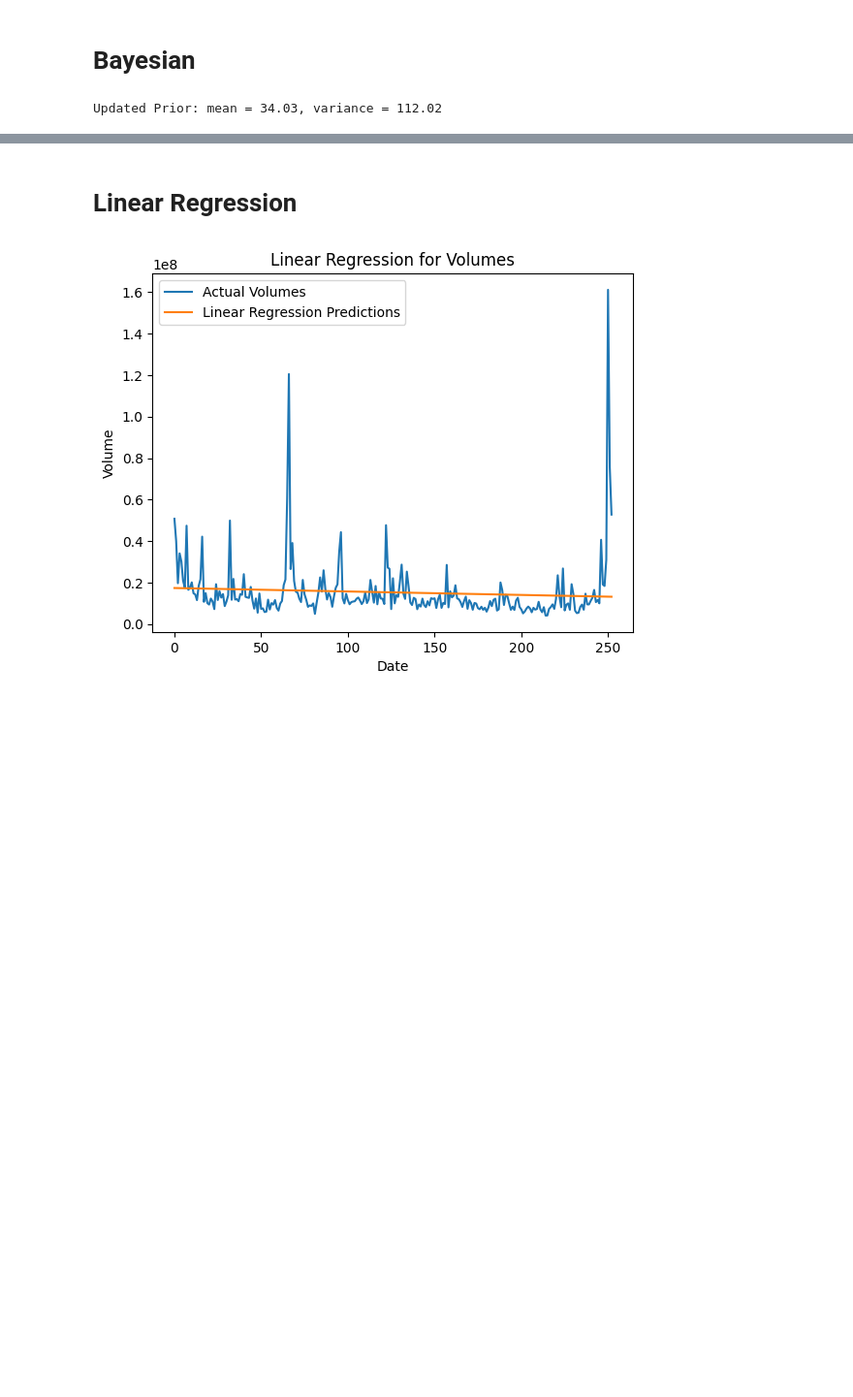
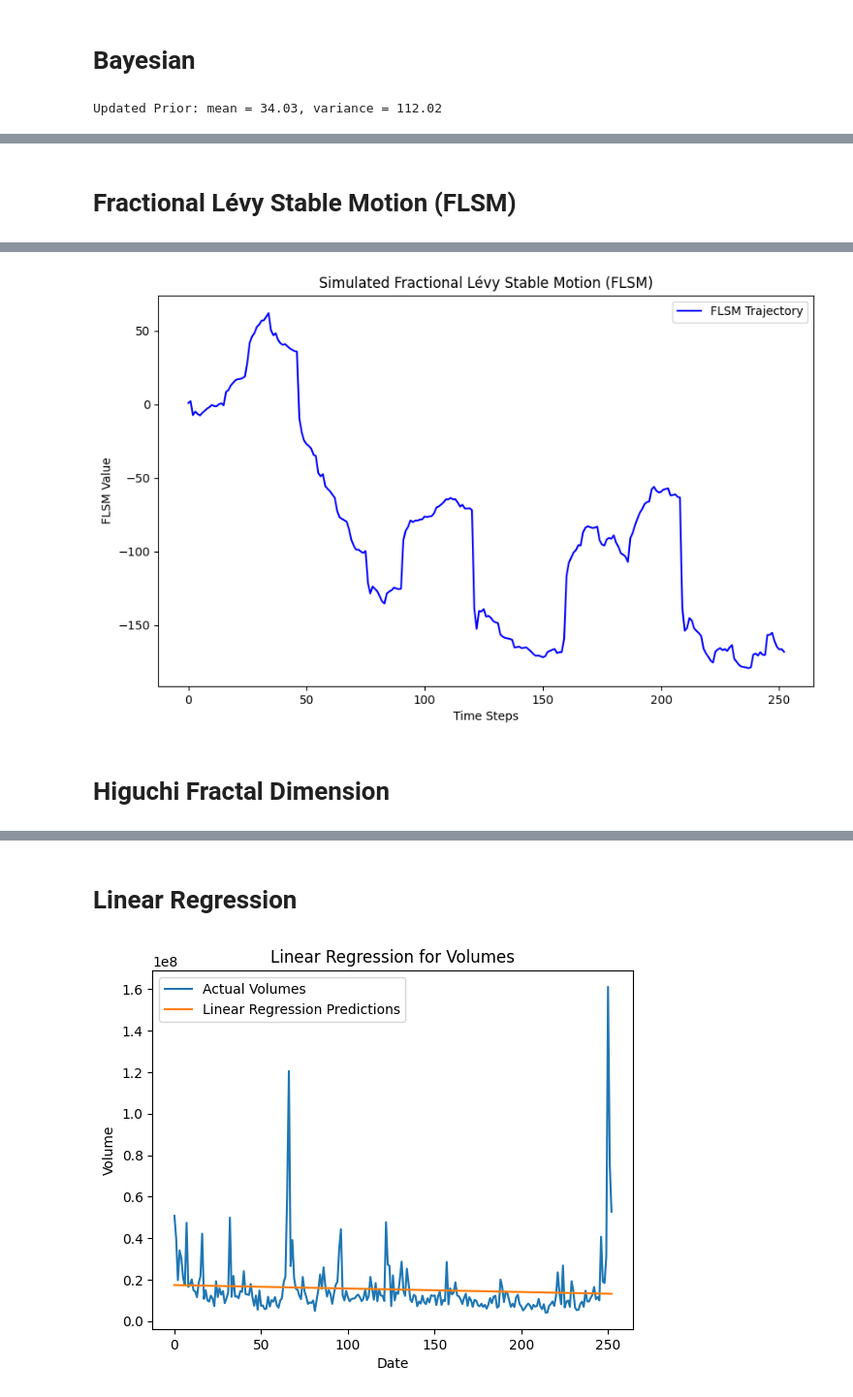
Before and after one commit to stefanciprian/rd, a Jupyter notebook: prices_and_volumes.ipynb, the cells around one changed output, grey strips where cells are left out. Shown at 97% size. Saved outputs shown, nothing was run; the diff lists cells and outputs as text; code cells hidden in the pictures; blank space fills up the shorter version.

```diff
--- a/prices_and_volumes.ipynb
+++ b/prices_and_volumes.ipynb
@@ -135,0 +211,72 @@ Updated Prior: mean = 34.03, variance = 112.02
+# %% [markdown]
+# Fractional Lévy Stable Motion (FLSM)
+# %%
+import numpy as np
+from scipy.linalg import cholesky
+
+def generate_covariance_matrix(hurst, size):
+    cov_matrix = np.zeros((size, size))
+
+    for i in range(size):
+        for j in range(size):
+            cov_matrix[i, j] = 0.5 * ((i + 1) ** (2 * hurst) + (j + 1) ** (2 * hurst) - abs(i - j) ** (2 * hurst))
+
+    return cov_matrix
+
+def hurst_exponent(volumes):
+    n = len(volumes)
+    mean_vol = np.mean(volumes)
+
+    rs = np.cumsum(volumes - mean_vol)
+    range_rs = np.max(rs) - np.min(rs)
+    stdev_vol = np.std(volumes)
+
+    hurst_exp = np.log2(range_rs / stdev_vol) / np.log2(n)
+
+    return hurst_exp
+
+def levy_stable(alpha, beta, sigma, mu):
+    u = np.random.uniform(-np.pi/2, np.pi/2)
+    w = np.random.normal()
+
+    if alpha == 1.0:
+        return mu + beta * np.tan(np.pi / 2 + beta * u) * sigma * np.log(np.pi / 2 + beta * u)
+
+    zeta = beta * np.tan(np.pi / 2 * alpha)
+    term1 = (1 + zeta ** 2) ** 0.5
+    term2 = np.tan(alpha * u)
+    term3 = np.log(1 + zeta * term2)
+    term4 = (1 / alpha) * (term1 * term2 - zeta * (w - term3))
+
+    return mu + sigma * term4
+
+def simulate_flm(hurst, length, alpha):
+    cov_matrix = generate_covariance_matrix(hurst, length)
+    cholesky_decomp = cholesky(cov_matrix, lower=True)
+
+    z = [levy_stable(alpha, 0.0, 1.0, 0.0) for _ in range(length)]
+    z_matrix = np.array(z)
+
+    flm_series = cholesky_decomp.dot(z_matrix)
+    return flm_series
+
+# Calculate Hurst Exponent
+hurst = hurst_exponent(np.array(df['Volume']))
+
+# Simulate FLSM
+flm_series = simulate_flm(hurst, len(df['Volume']), alpha=1.5)
+print(f"Simulated FLSM: {flm_series}")
+
+# Create a line plot
+plt.figure(figsize=(10, 6))
+plt.plot(flm_series, label='FLSM Trajectory', color='b')
+
+# Add labels and title
+plt.xlabel('Time Steps')
+plt.ylabel('FLSM Value')
+plt.title('Simulated Fractional Lévy Stable Motion (FLSM)')
+plt.legend()
+
+# Display the plot
+plt.show()
+# %% [output]
@@ -135,0 +300,3 @@ Updated Prior: mean = 34.03, variance = 112.02
+[figure, added]
+# %% [markdown]
+# Higuchi Fractal Dimension
```
Also changed, not shown: parts of 8 cells of this notebook.
